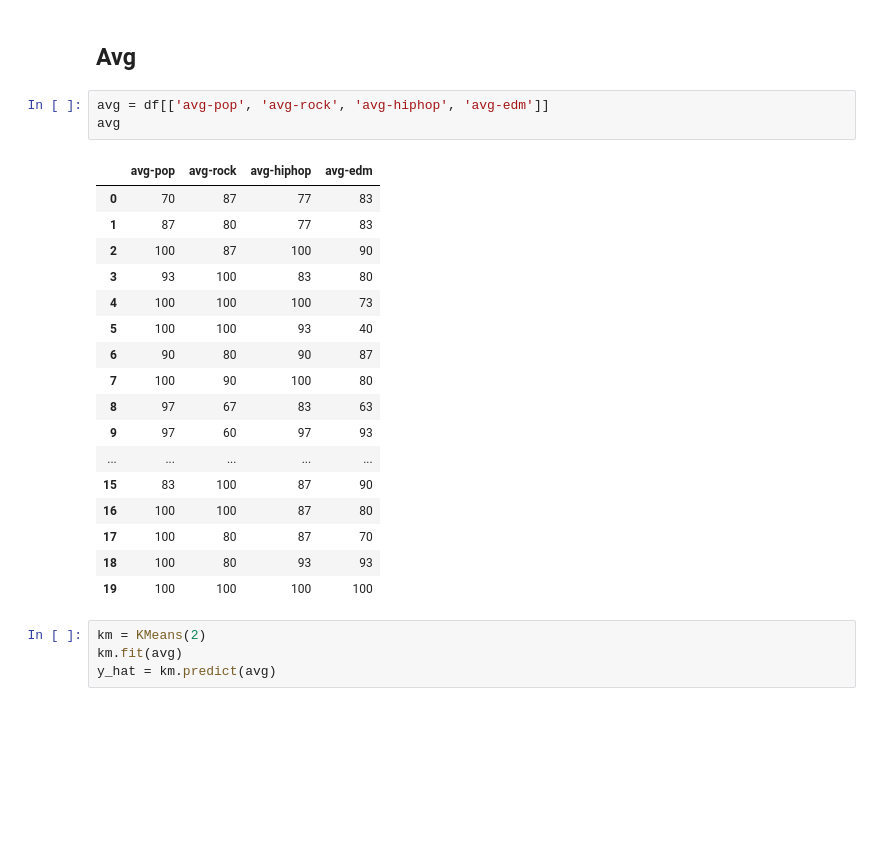
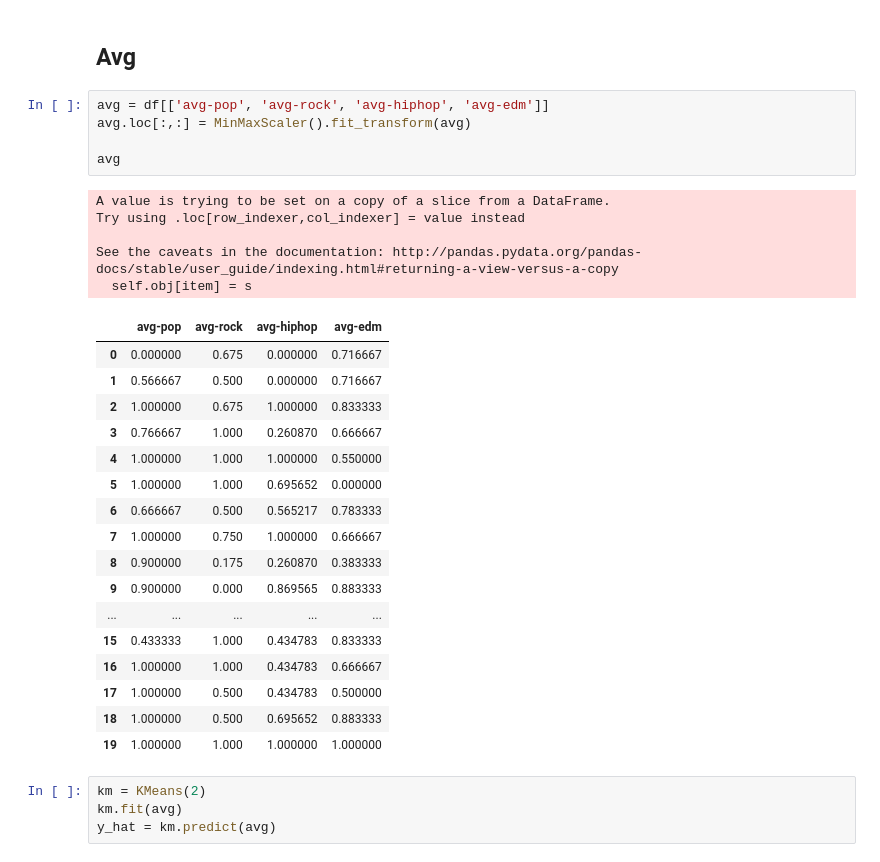
Before and after one commit to bdintu/measure-the-volume-of-music-in-each-genre, a Jupyter notebook: notebook.ipynb, the cells around one changed output. Saved outputs shown, nothing was run; the diff lists cells and outputs as text; blank space fills up the shorter version.

```diff
--- a/notebook.ipynb
+++ b/notebook.ipynb
@@ -77,25 +79,32 @@ plt.pie(sizes, labels=labels, autopct='%1.1f%%')
 ## Avg
 # %%
 avg = df[['avg-pop', 'avg-rock', 'avg-hiphop', 'avg-edm']]
+avg.loc[:,:] = MinMaxScaler().fit_transform(avg)
+
 avg
 # %% [output]
+A value is trying to be set on a copy of a slice from a DataFrame.
+Try using .loc[row_indexer,col_indexer] = value instead
+
+See the caveats in the documentation: http://pandas.pydata.org/pandas-docs/stable/user_guide/indexing.html#returning-a-view-versus-a-copy
+  self.obj[item] = s
 |  | avg-pop | avg-rock | avg-hiphop | avg-edm |
-| 0 | 70 | 87 | 77 | 83 |
-| 1 | 87 | 80 | 77 | 83 |
-| 2 | 100 | 87 | 100 | 90 |
-| 3 | 93 | 100 | 83 | 80 |
-| 4 | 100 | 100 | 100 | 73 |
-| 5 | 100 | 100 | 93 | 40 |
-| 6 | 90 | 80 | 90 | 87 |
-| 7 | 100 | 90 | 100 | 80 |
-| 8 | 97 | 67 | 83 | 63 |
-| 9 | 97 | 60 | 97 | 93 |
+| 0 | 0.000000 | 0.675 | 0.000000 | 0.716667 |
+| 1 | 0.566667 | 0.500 | 0.000000 | 0.716667 |
+| 2 | 1.000000 | 0.675 | 1.000000 | 0.833333 |
+| 3 | 0.766667 | 1.000 | 0.260870 | 0.666667 |
+| 4 | 1.000000 | 1.000 | 1.000000 | 0.550000 |
+| 5 | 1.000000 | 1.000 | 0.695652 | 0.000000 |
+| 6 | 0.666667 | 0.500 | 0.565217 | 0.783333 |
+| 7 | 1.000000 | 0.750 | 1.000000 | 0.666667 |
+| 8 | 0.900000 | 0.175 | 0.260870 | 0.383333 |
+| 9 | 0.900000 | 0.000 | 0.869565 | 0.883333 |
 | ... | ... | ... | ... | ... |
-| 15 | 83 | 100 | 87 | 90 |
-| 16 | 100 | 100 | 87 | 80 |
-| 17 | 100 | 80 | 87 | 70 |
-| 18 | 100 | 80 | 93 | 93 |
-| 19 | 100 | 100 | 100 | 100 |
+| 15 | 0.433333 | 1.000 | 0.434783 | 0.833333 |
+| 16 | 1.000000 | 1.000 | 0.434783 | 0.666667 |
+| 17 | 1.000000 | 0.500 | 0.434783 | 0.500000 |
+| 18 | 1.000000 | 0.500 | 0.695652 | 0.883333 |
+| 19 | 1.000000 | 1.000 | 1.000000 | 1.000000 |
 # %%
 km = KMeans(2)
 km.fit(avg)
```
Also changed, not shown: parts of 7 cells of this notebook.
